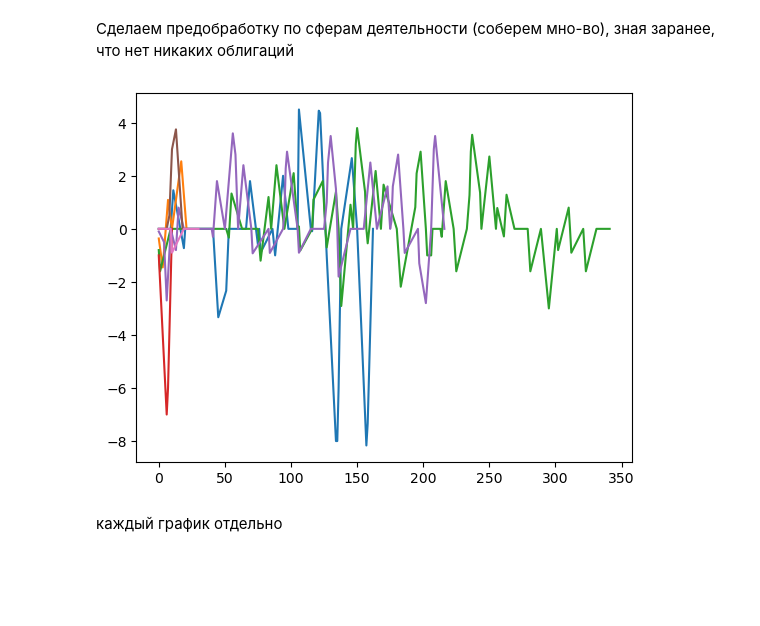
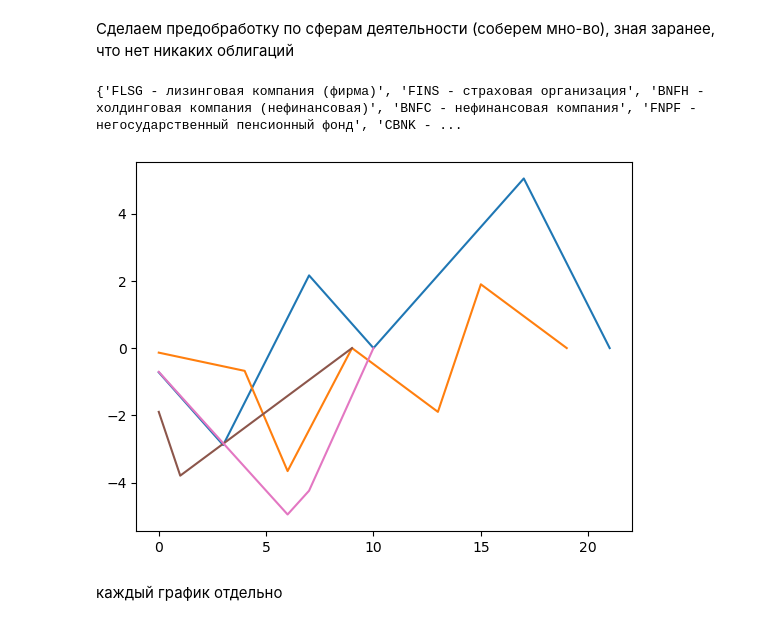
Before and after one commit to DanLip02/Ratings-analysis-project, a Jupyter notebook: jupyter_books/Herst.ipynb, the cells around one changed output. Drawn from its saved outputs; the diff is of its cells as text; code cells hidden in the pictures; blank space fills up the shorter version.

```diff
--- a/jupyter_books/Herst.ipynb
+++ b/jupyter_books/Herst.ipynb
@@ -135,3 +167,7 @@ for inn in df_ser[df_ser["Expert RA"] >= 10]["identifier"].values:
     _ro_type.append(check["_ro_type"].values[0])
 # %%
 sphere = set(_ro_type)
+# %%
+print(sphere)
+# %% [output]
+{'FLSG - лизинговая компания (фирма)', 'FINS - страховая организация', 'BNFH - холдинговая компания (нефинансовая)', 'BNFC - нефинансовая компания', 'FNPF - негосударственный пенсионный фонд', 'CBNK - ...
@@ -138,20 +176,20 @@ sphere = set(_ro_type)
 # %%
 for type_ in sphere:
     full_obj = []
     for inn in df_ser[df_ser["Expert RA"] >= 10]["identifier"].values:
         check = df_cur[(df_cur["identifier"] == inn) & (df_cur["agency"] == 'Expert RA') & (df_cur["_ro_type"] == type_)]
         check = check.sort_values(by="_date", ascending=True)
-        check["untrated"] = check["rating_numeric_cat"] - check["rating_numeric_cat"].mean()
+        check["untrated"] = (check["rating_numeric_cat"] - check["rating_numeric_cat"].mean()) / check["rating_numeric_cat"].std()
         full_obj.append(check["untrated"].values)
     to_plot_hers = []
     curr_step = 0
     for obj in full_obj:
         for step_ in obj:
             curr_step += step_
             to_plot_hers.append(curr_step)
 
     plt.plot(to_plot_hers)
 # %% [output]
-[figure, old version]
+[figure, new version]
 # %% [markdown]
 каждый график отдельно
```
Also changed, not shown: parts of 29 cells of this notebook, 3 other files.
